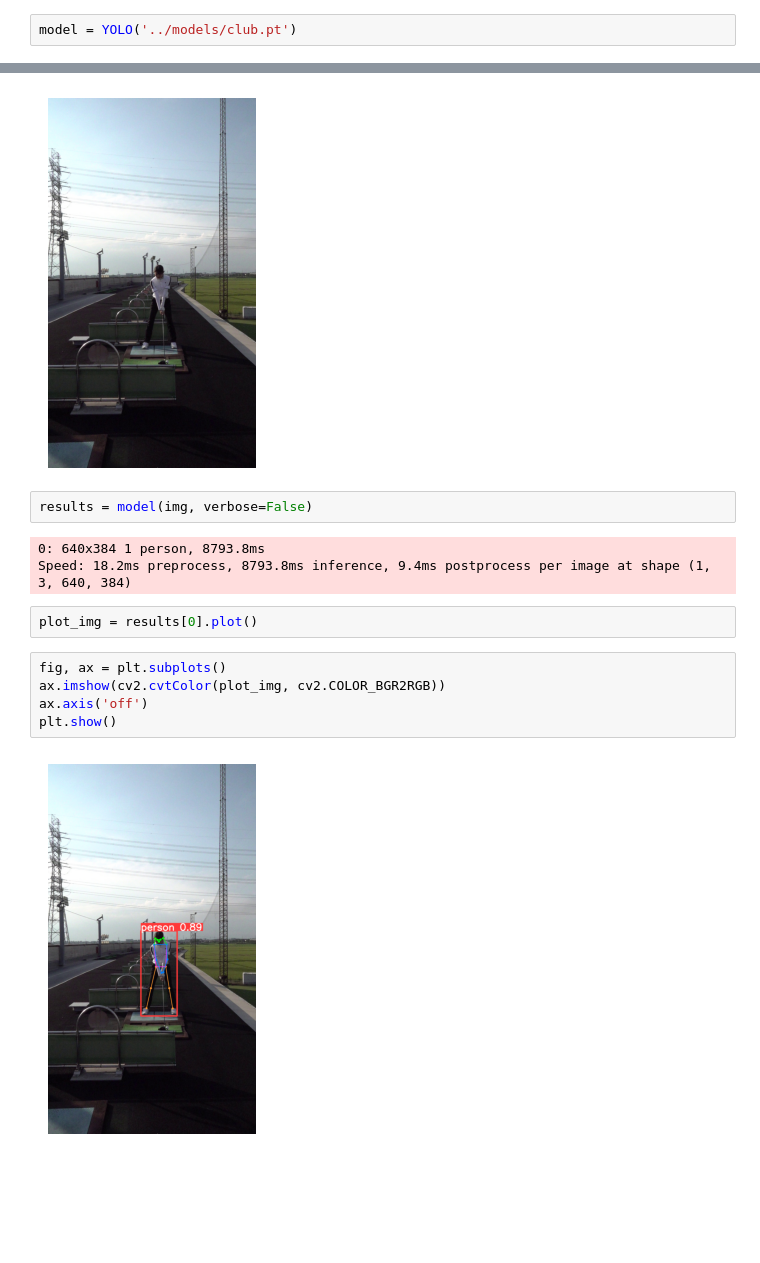
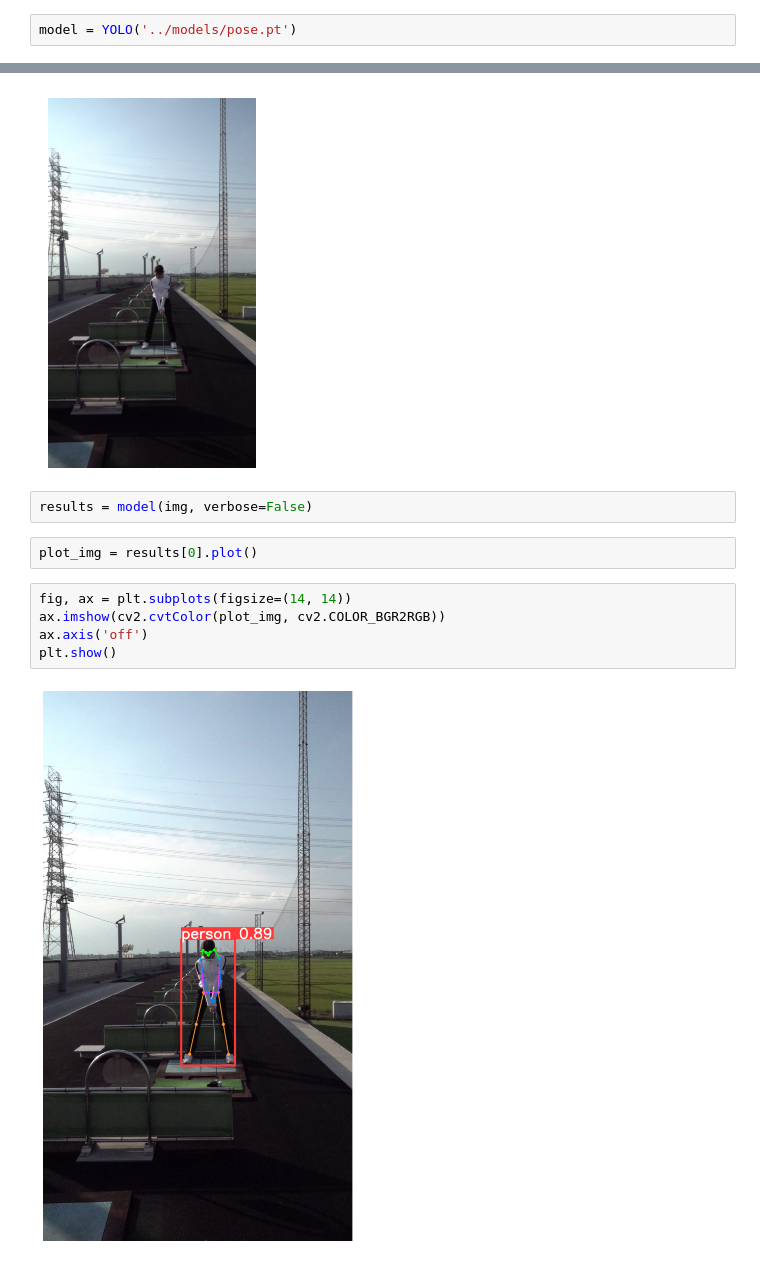
Before and after one commit to shuzo57/3d_reconstruction, a Jupyter notebook: dev/YoloPose.ipynb, the cells around one changed output, grey strips where cells are left out. Saved outputs shown, nothing was run; the diff lists cells and outputs as text; blank space fills up the shorter version.

```diff
--- a/dev/YoloPose.ipynb
+++ b/dev/YoloPose.ipynb
@@ -4,7 +4,7 @@ from ultralytics import YOLO
 import cv2
 import matplotlib.pyplot as plt
 # %%
-model = YOLO('../models/club.pt')
+model = YOLO('../models/pose.pt')
 # %%
 img_path = '../data/img/red_0712_0016/red_0712_0016_1.jpg'
 img = cv2.imread(img_path)
@@ -17,15 +17,12 @@ plt.show()
 [figure]
 # %%
 results = model(img, verbose=False)
-# %% [output]
-0: 640x384 1 person, 8793.8ms
-Speed: 18.2ms preprocess, 8793.8ms inference, 9.4ms postprocess per image at shape (1, 3, 640, 384)
 # %%
 plot_img = results[0].plot()
 # %%
-fig, ax = plt.subplots()
+fig, ax = plt.subplots(figsize=(14, 14))
 ax.imshow(cv2.cvtColor(plot_img, cv2.COLOR_BGR2RGB))
 ax.axis('off')
 plt.show()
 # %% [output]
-[figure, old version]
+[figure, new version]
```
